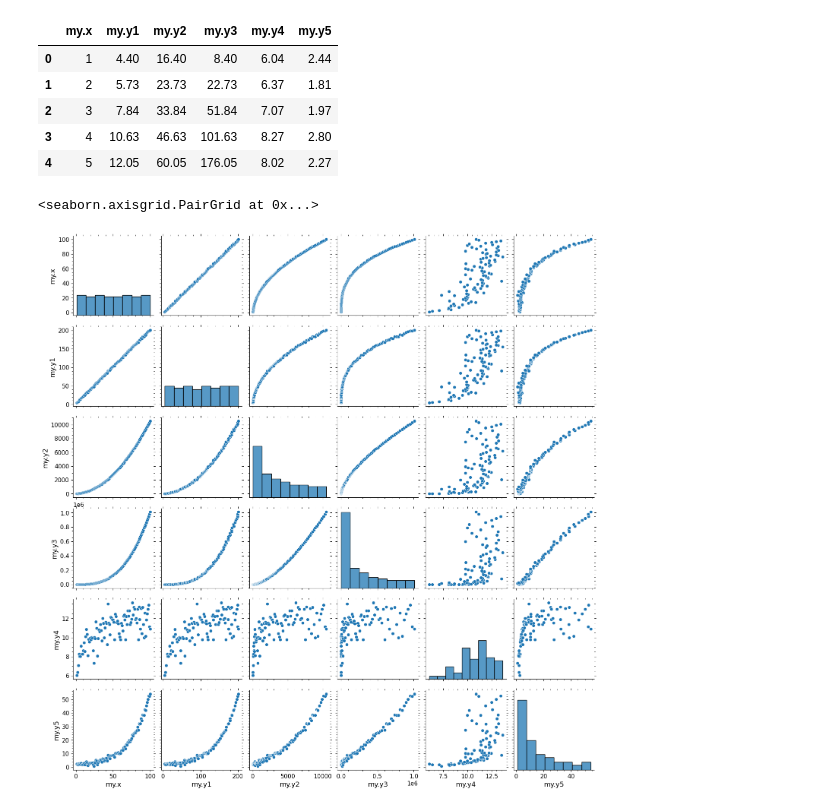
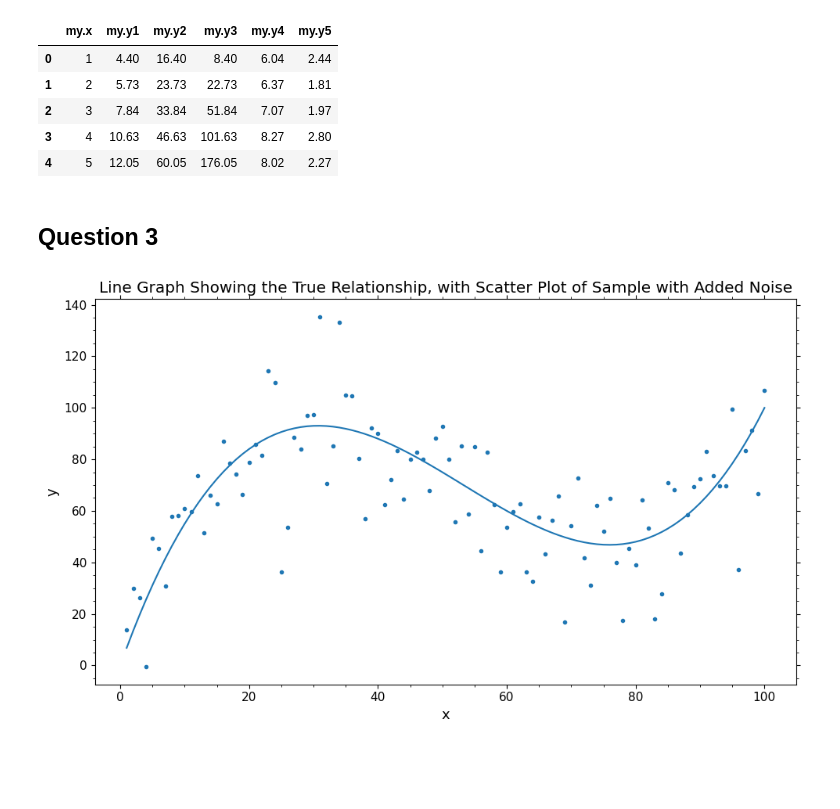
Before and after one commit to james-hughes1/mphildis-coursework, a Jupyter notebook: applied-data-science/Examples1.ipynb, the cells around one changed output. Saved outputs shown, nothing was run; the diff lists cells and outputs as text; code cells hidden in the pictures; blank space fills up the shorter version.

```diff
--- a/applied-data-science/Examples1.ipynb
+++ b/applied-data-science/Examples1.ipynb
@@ -125,8 +131,23 @@ preprc_df.head(5)
 | 2 | 3 | 7.84 | 33.84 | 51.84 | 7.07 | 1.97 |
 | 3 | 4 | 10.63 | 46.63 | 101.63 | 8.27 | 2.80 |
 | 4 | 5 | 12.05 | 60.05 | 176.05 | 8.02 | 2.27 |
-# %%
-sns.pairplot(preprc_df)
-# %% [output]
-<seaborn.axisgrid.PairGrid at 0x...>
-[figure, removed]
+# %% [markdown]
+## Question 3
+# %%
+g = np.random.default_rng(seed=1)
+x_vals = np.arange(1, 101)
+X = np.vstack([x_vals**i for i in range(11)]).T
+f = lambda z: 0.001*(z**3) - 0.16*(z**2) + 7*z
+y = f(x_vals) + g.normal(0, 20, 100)
+
+X_train, X_test, y_train, y_test = train_test_split(X, y, random_state=1, train_size=0.9)
+# %%
+plt.figure(figsize=(10,6))
+plt.scatter(x_vals, y, marker='.')
+plt.plot(x_vals, f(x_vals))
+plt.xlabel("x")
+plt.ylabel("y")
+plt.title("Line Graph Showing the True Relationship, with Scatter Plot of Sample with Added Noise")
+plt.show()
+# %% [output]
+[figure, added]
```
Also changed, not shown: parts of 13 cells of this notebook.
